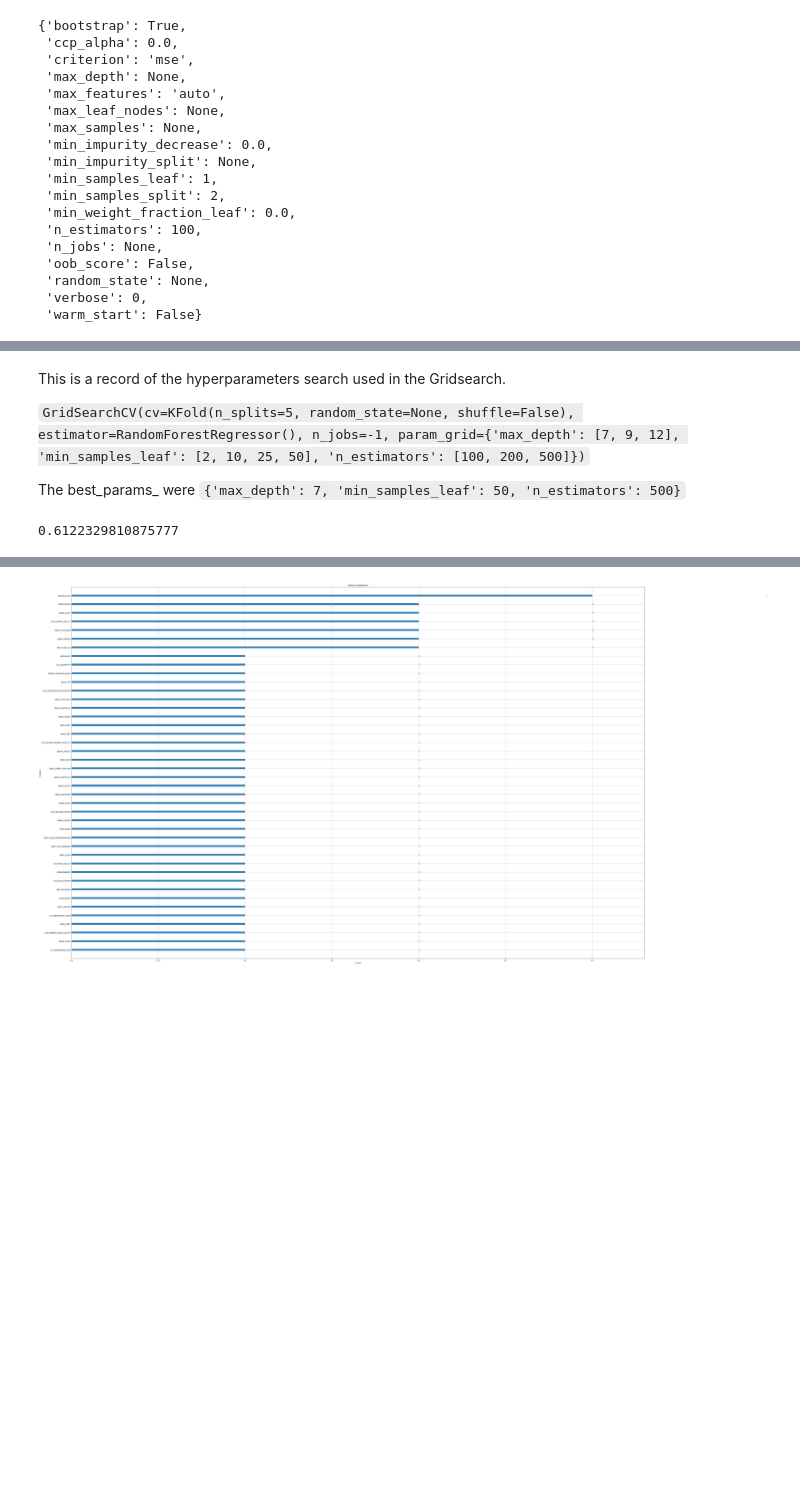
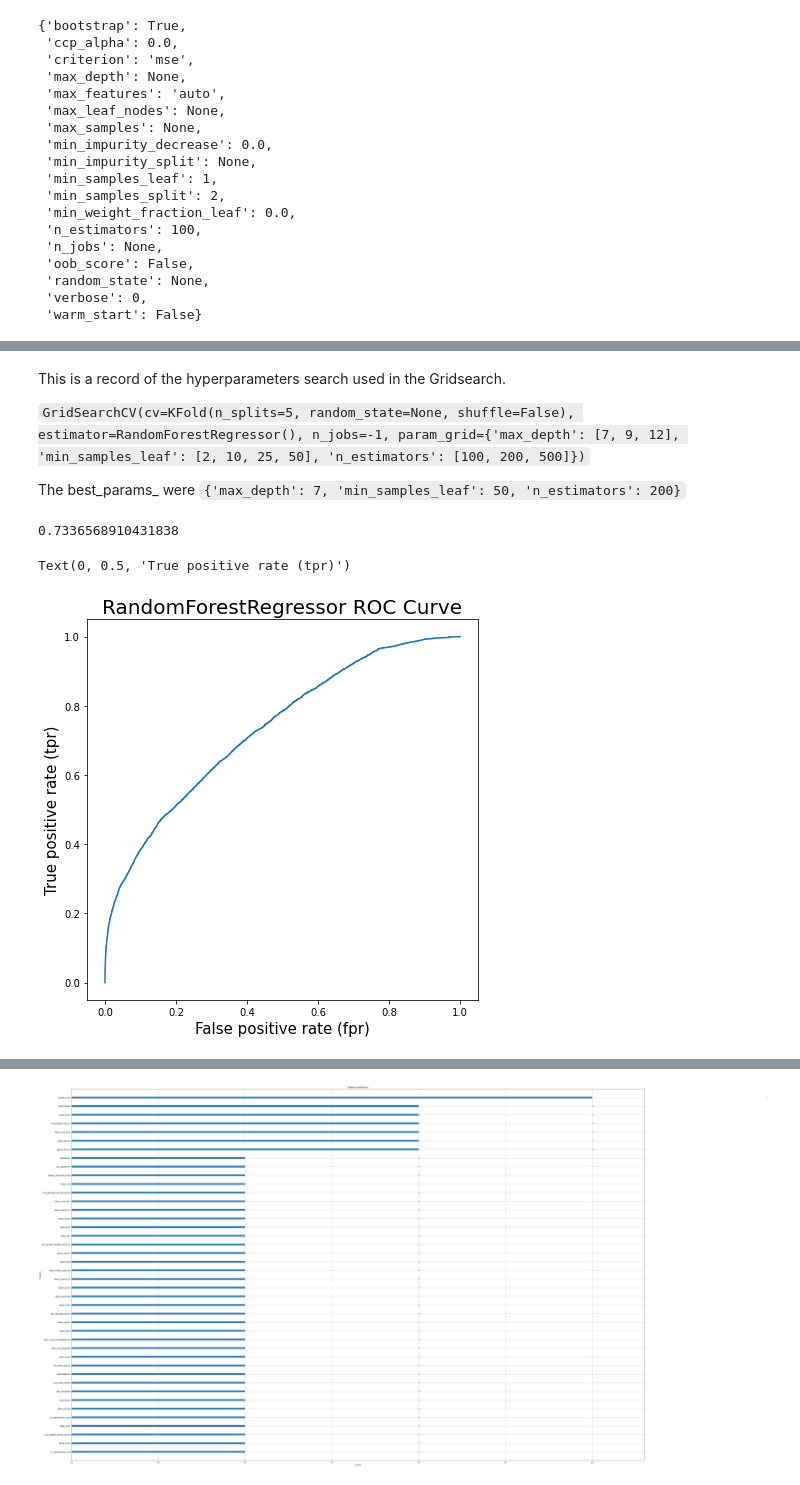
Before and after one commit to Dave643/Arvato_Customer_Segmentation, a Jupyter notebook: Supervised Learning Model.ipynb, the cells around one changed output, grey strips where cells are left out. Drawn from its saved outputs; the diff is of its cells as text; code cells hidden in the pictures; blank space fills up the shorter version.

```diff
--- a/Supervised Learning Model.ipynb
+++ b/Supervised Learning Model.ipynb
@@ -506,15 +506,26 @@ This is a record of the hyperparameters search used in the Gridsearch.
                          'min_samples_leaf': [2, 10, 25, 50],
                          'n_estimators': [100, 200, 500]})`
 
-The best_params_ were `{'max_depth': 7, 'min_samples_leaf': 50, 'n_estimators': 500}`
+The best_params_ were `{'max_depth': 7, 'min_samples_leaf': 50, 'n_estimators': 200}`
 # %%
 y_pred = rf_model.predict(X_test)
 # %%
 # Lets see how well the model did.
 fpr, tpr, threshold = roc_curve(y_test, y_pred)
-auc(fpr, tpr)
+rf_auc = auc(fpr, tpr)
+rf_auc
 # %% [output]
-0.6122329810875777
+0.7336568910431838
+# %%
+# plotting the area undre the curve.
+plt.figure(figsize=(7,7))
+plt.plot(fpr, tpr)
+plt.title('RandomForestRegressor ROC Curve', fontsize=20)
+plt.xlabel('False positive rate (fpr)', fontsize=15)
+plt.ylabel('True positive rate (tpr)', fontsize=15)
+# %% [output]
+Text(0, 0.5, 'True positive rate (tpr)')
+[figure, added]
 # %%
 from skopt import gp_minimize, BayesSearchCV
 from skopt.space import Real, Integer
```
Also changed, not shown: parts of 18 cells of this notebook.
